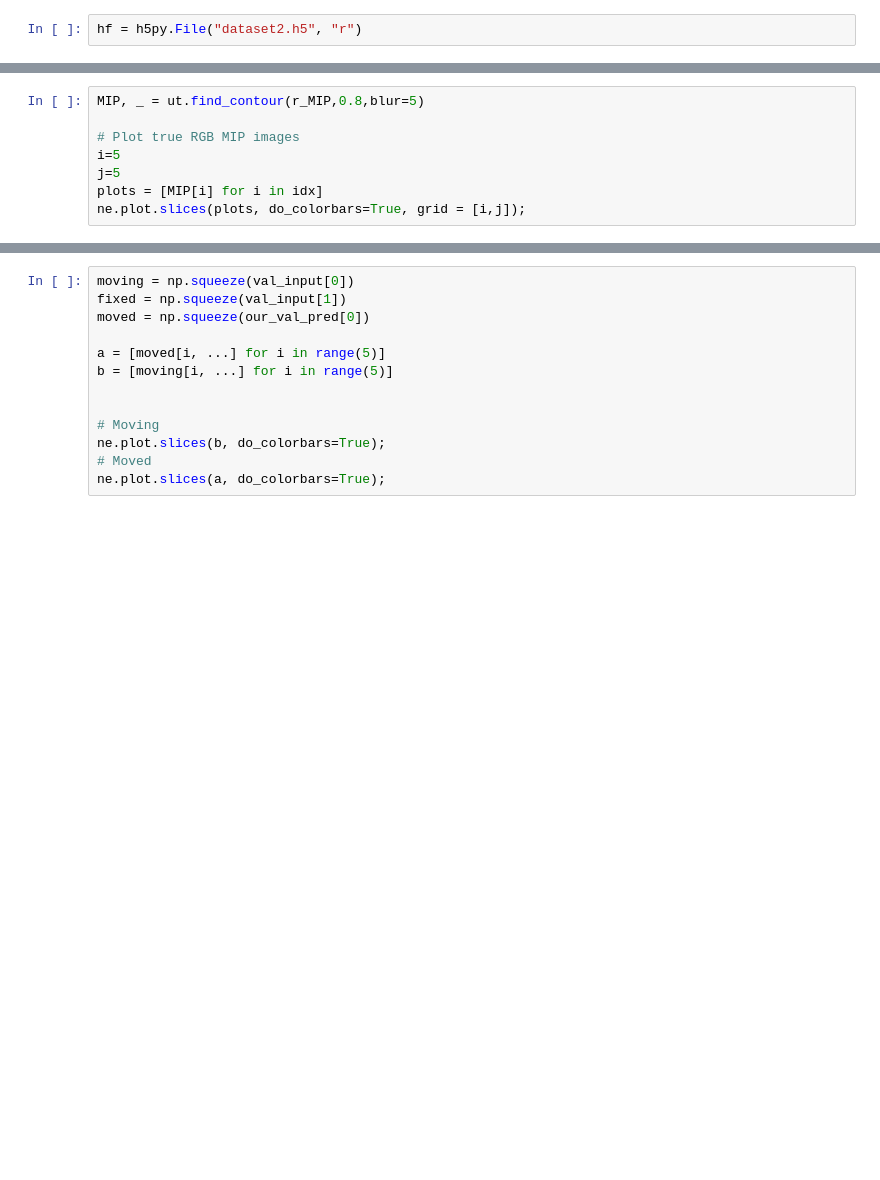
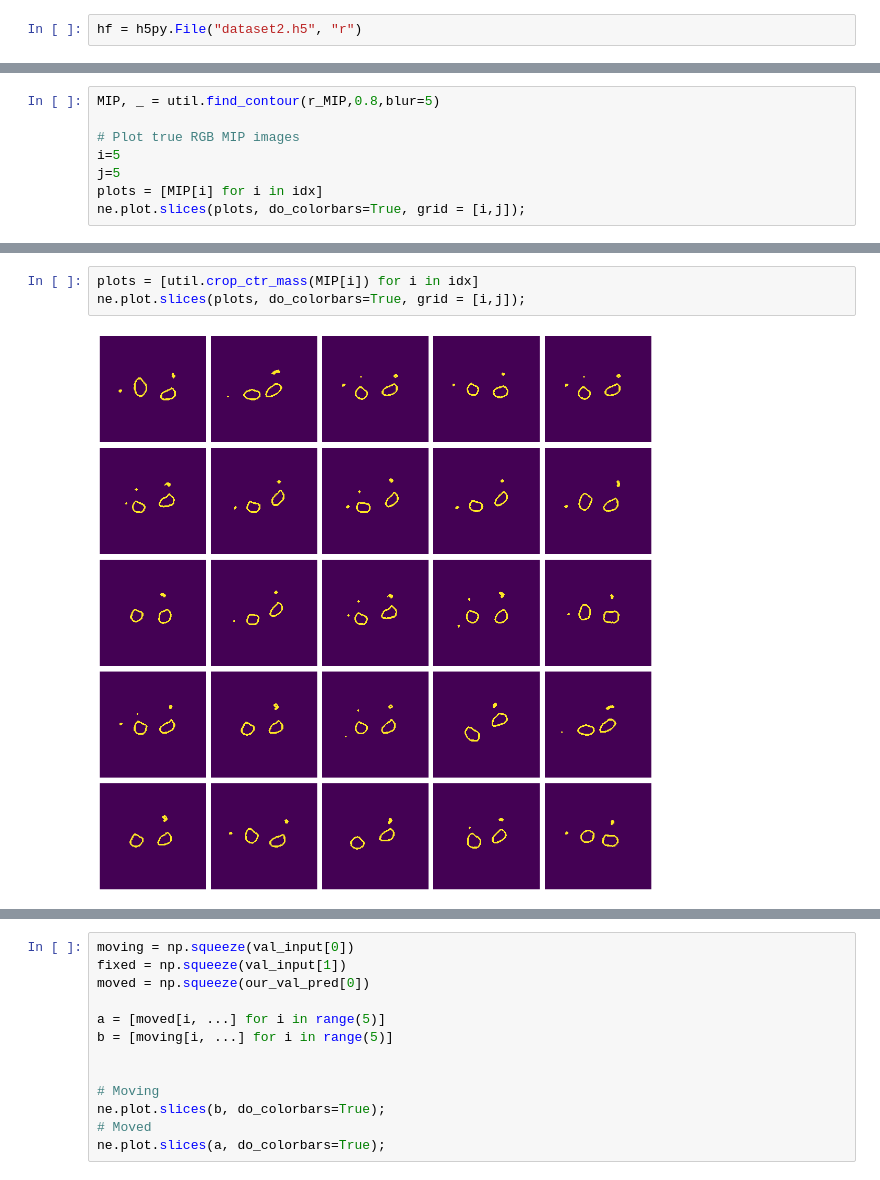
Before and after one commit to madtoinou/voxelmorph, a Jupyter notebook: MIP_c.ipynb, the cells around one changed output, grey strips where cells are left out. Cells and saved outputs as stored; diff of their text form; blank space fills up the shorter version.

```diff
--- a/MIP_c.ipynb
+++ b/MIP_c.ipynb
@@ -122,5 +33,5 @@ ne.plot.slices(plots, do_colorbars=True, grid = [i,j]);
 # %%
-MIP, _ = ut.find_contour(r_MIP,0.8,blur=5)
+MIP, _ = util.find_contour(r_MIP,0.8,blur=5)
 
 # Plot true RGB MIP images
 i=5
@@ -149 +48,6 @@ ne.plot.slices(plots, do_colorbars=True, grid = [i,j]);
+# %%
+plots = [util.crop_ctr_mass(MIP[i]) for i in idx]
+ne.plot.slices(plots, do_colorbars=True, grid = [i,j]);
+# %% [output]
+[figure, added]
 # %%
```
Also changed, not shown: parts of 21 cells of this notebook, 2 other files.
